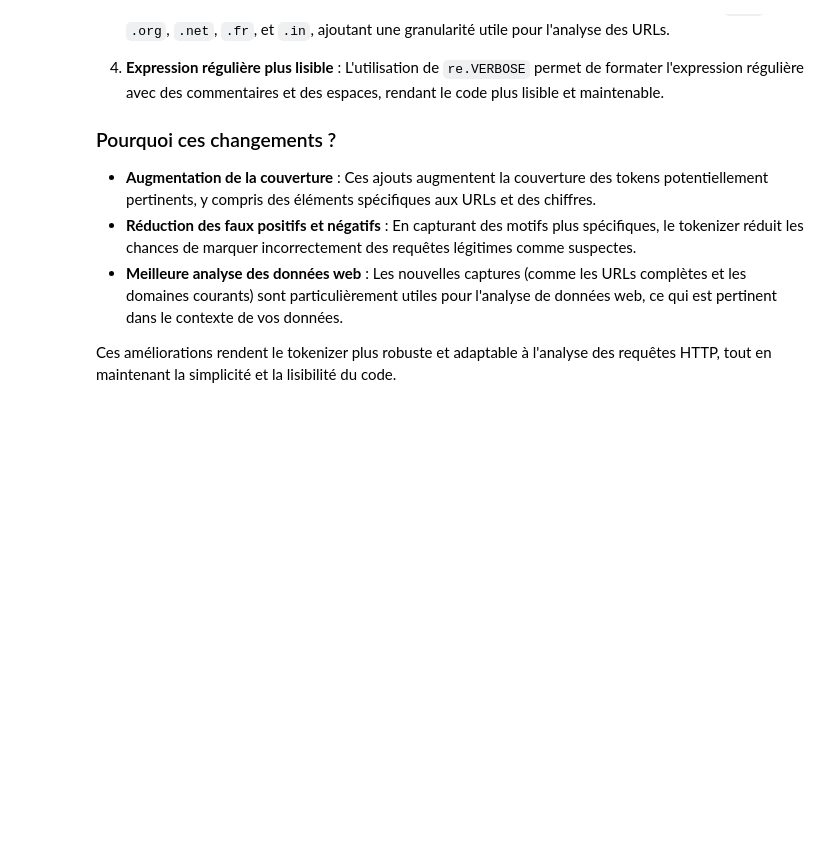
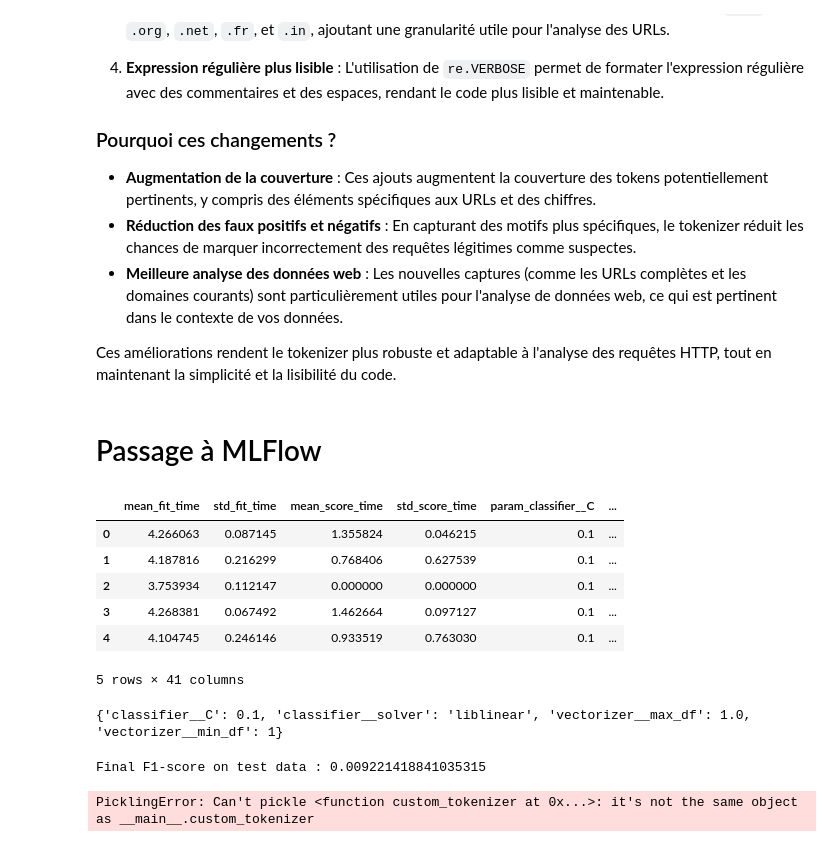
Before and after one commit to WolfPackStatMathieu/ml-dl-cyber, a Jupyter notebook: 1-Quick-win/Good_Bad_queries/exploration_good_bad_queries.ipynb, the cells around one changed output. Drawn from its saved outputs; the diff is of its cells as text; code cells hidden in the pictures; blank space fills up the shorter version.

```diff
--- a/1-Quick-win/Good_Bad_queries/exploration_good_bad_queries.ipynb
+++ b/1-Quick-win/Good_Bad_queries/exploration_good_bad_queries.ipynb
@@ -62,10 +82,6 @@ X_train, X_test, y_train, y_test = train_test_split(all_data['query'], all_data[
 from sklearn.feature_extraction.text import TfidfVectorizer
 import re
 
-def custom_tokenizer(text):
-    # Utilisez une expression régulière pour considérer les mots et certains symboles spéciaux
-    token_pattern = re.compile(r"(?u)\b\w\w+\b|\/|<|>|script|alert|http|\.exe|\.jpg|=")
-    return token_pattern.findall(text)
 
 def custom_tokenizer(text):
     # Utilisez une expression régulière améliorée pour capturer les mots, les chiffres, et les symboles spéciaux pertinents
@@ -345,11 +361,6 @@ all_data = pd.DataFrame(bad_data + good_data, columns=['query', 'label'])
 
 # Séparer les données en ensembles d'entraînement et de test
 X_train, X_test, y_train, y_test = train_test_split(all_data['query'], all_data['label'], test_size=0.2, random_state=42)
-
-# Définir une fonction de tokenisation personnalisée
-def custom_tokenizer(text):
-    token_pattern = re.compile(r"(?u)\b\w\w+\b|\/|<|>|script|alert|http|\.exe|\.jpg|=")
-    return token_pattern.findall(text)
 
 
 def custom_tokenizer(text):
@@ -385,7 +396,15 @@ param_grid = {
 }
 
 # Recherche en grille avec validation croisée
-grid_search = GridSearchCV(pipeline, param_grid, cv=5, scoring='accuracy', n_jobs=-1)
+grid_search = GridSearchCV(
+    pipeline
+    , param_grid
+    , cv=5
+    , scoring=["accuracy", "precision", "recall", "f1"]
+    ,refit="f1"
+    , n_jobs=-1
+    ,verbose=1
+    )
 grid_search.fit(X_train, y_train)
 # %% [output]
 ['', '', '', '', '', '', '', '', '', '', '', '', '', '', '', '', '', '', '', '', '', '', '', '', '', '', '', '', '', '', '', '', '', '', '', '', '', '', '', '', '', '', '', '', '', '', '', '', '', '', ...
@@ -862,3 +875,52 @@ def custom_tokenizer(text):
 - **Meilleure analyse des données web** : Les nouvelles captures (comme les URLs complètes et les domaines courants) sont particulièrement utiles pour l'analyse de données web, ce qui est pertinent dans le contexte de vos données.
 
 Ces améliorations rendent le tokenizer plus robuste et adaptable à l'analyse des requêtes HTTP, tout en maintenant la simplicité et la lisibilité du code.
+# %% [markdown]
+# Passage à MLFlow
+# %%
+# Convertir les résultats de la recherche des hyperparamètres en DataFrame pandas
+gscv_results = pd.DataFrame(grid_search.cv_results_)
+
+# Afficher les premières lignes du DataFrame des résultats
+gscv_results.head()
+# %% [output]
+|  | mean_fit_time | std_fit_time | mean_score_time | std_score_time | param_classifier__C | ... |
+| 0 | 4.266063 | 0.087145 | 1.355824 | 0.046215 | 0.1 | ... |
+| 1 | 4.187816 | 0.216299 | 0.768406 | 0.627539 | 0.1 | ... |
+| 2 | 3.753934 | 0.112147 | 0.000000 | 0.000000 | 0.1 | ... |
+| 3 | 4.268381 | 0.067492 | 1.462664 | 0.097127 | 0.1 | ... |
+| 4 | 4.104745 | 0.246146 | 0.933519 | 0.763030 | 0.1 | ... |
+5 rows × 41 columns
+# %%
+# Afficher les meilleurs paramètres trouvés par GridSearchCV
+print(grid_search.best_params_)
+
+# Extraire le meilleur modèle trouvé par GridSearchCV
+best_model = grid_search.best_estimator_
+# %% [output]
+{'classifier__C': 0.1, 'classifier__solver': 'liblinear', 'vectorizer__max_df': 1.0, 'vectorizer__min_df': 1}
+# %%
+from sklearn.metrics import accuracy_score, precision_score, recall_score, f1_score
+
+# Utiliser le meilleur modèle pour faire des prédictions sur les données de test
+y_test_pred = best_model.predict(X_test)
+
+# Calculer le score F1 sur les données de test
+f1_test = f1_score(y_test, y_test_pred)
+
+# Afficher le score F1 final sur les données de test
+print(f"Final F1-score on test data : {f1_test}")
+# %% [output]
+Final F1-score on test data : 0.009221418841035315
+# %%
+import os
+
+# Vérifier si le répertoire "models/" existe, sinon le créer
+if not os.path.exists("models/"):
+    os.makedirs("models/")
+
+# Sauvegarder l'objet pipe_gscv dans un fichier .joblib
+joblib.dump(grid_search
+, 'models/pipeline_train_model_20230118.joblib')
+# %% [output]
+PicklingError: Can't pickle <function custom_tokenizer at 0x...>: it's not the same object as __main__.custom_tokenizer
```
Also changed, not shown: parts of 5 cells of this notebook, 3 other files.
